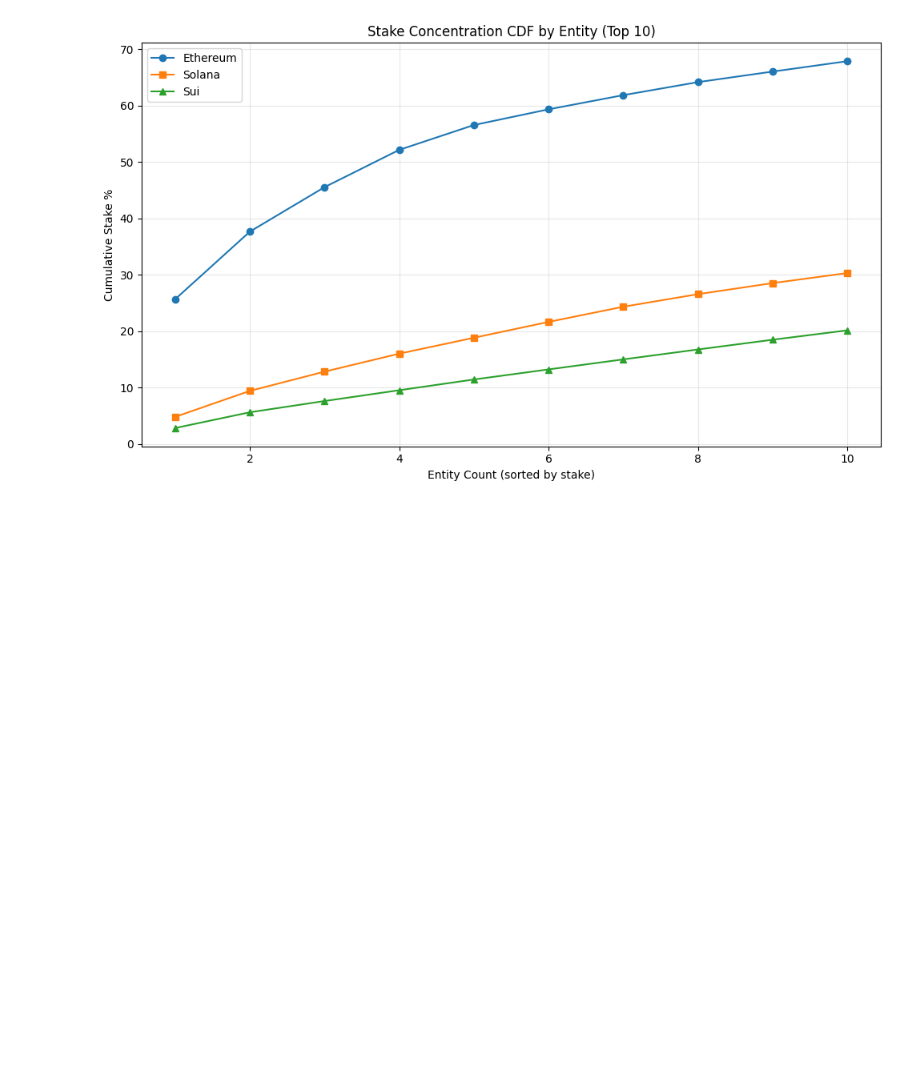
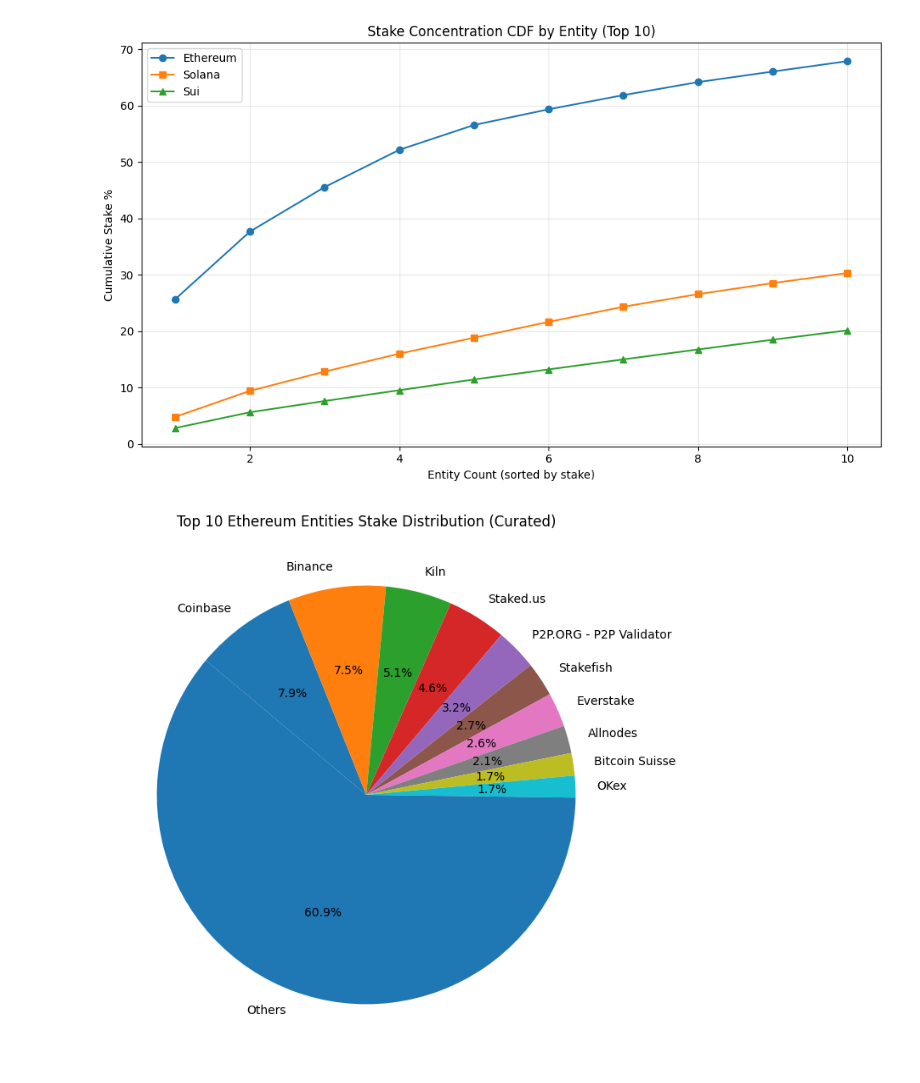
Before and after one commit to Firstset/decentralization-analysis, a Jupyter notebook: notebooks/01_data_exploration.ipynb, the cells around one changed output. Cells and saved outputs as stored; diff of their text form; code cells hidden in the pictures; blank space fills up the shorter version.

Commit message:
add rated data and charts

```diff
--- a/notebooks/01_data_exploration.ipynb
+++ b/notebooks/01_data_exploration.ipynb
@@ -815,3 +815,32 @@ plt.tight_layout()
 plt.show()
 # %% [output]
 [figure]
+# %%
+# --- Pie Chart: Top 10 Ethereum Entities Stake Distribution (Curated) ---
+import pandas as pd
+import matplotlib.pyplot as plt
+
+# Load the curated CSV
+# Data curated from Rated
+curated_path = '../data/top_entities_ethereum_curated.csv'
+curated_df = pd.read_csv(curated_path)
+
+# Sort and select top 10 entities
+curated_df = curated_df.sort_values('Network Penetration (%)', ascending=False)
+top10 = curated_df.head(10)
+
+# Calculate 'Others' slice
+top10_sum = top10['Network Penetration (%)'].sum()
+others = 100 - top10_sum
+
+# Prepare data for pie chart
+labels = top10['Entity Name'].tolist() + ['Others']
+sizes = top10['Network Penetration (%)'].tolist() + [others]
+
+# Plot
+fig, ax = plt.subplots(figsize=(8, 8))
+ax.pie(sizes, labels=labels, autopct='%1.1f%%', startangle=140, counterclock=False)
+ax.set_title('Top 10 Ethereum Entities Stake Distribution (Curated)')
+plt.show()
+# %% [output]
+[figure, added]
```
Also changed, not shown: parts of 2 cells of this notebook, 1 other file.
